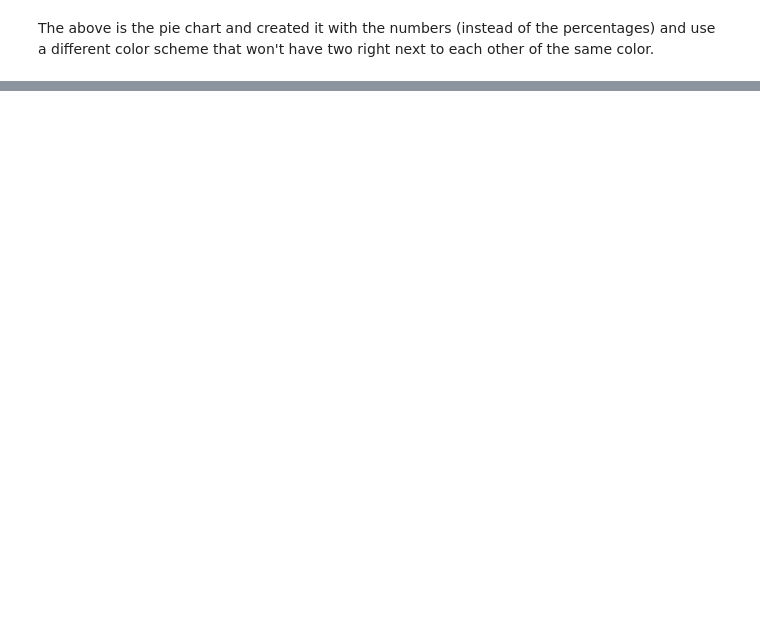
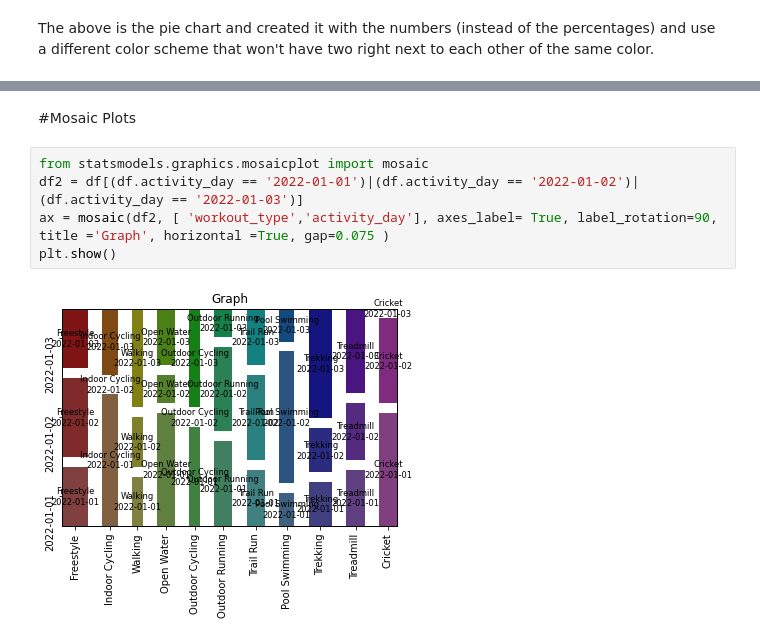
Before and after one commit to bbishal12/Quiz0, a Jupyter notebook: Quiz27_Proportions.ipynb, the cells around one changed output, grey strips where cells are left out. Saved outputs shown, nothing was run; the diff lists cells and outputs as text; blank space fills up the shorter version.

```diff
--- a/Quiz27_Proportions.ipynb
+++ b/Quiz27_Proportions.ipynb
@@ -50,0 +81,9 @@ The above is the pie chart and created it with the numbers (instead of the perce
+# %% [markdown]
+#Mosaic Plots
+# %%
+from statsmodels.graphics.mosaicplot import mosaic
+df2 = df[(df.activity_day == '2022-01-01')|(df.activity_day == '2022-01-02')|(df.activity_day == '2022-01-03')]
+ax = mosaic(df2, [ 'workout_type','activity_day'], axes_label= True, label_rotation=90, title ='Graph', horizontal =True, gap=0.075 )
+plt.show()
+# %% [output]
+[figure, added]
```
Also changed, not shown: parts of 7 cells of this notebook.
